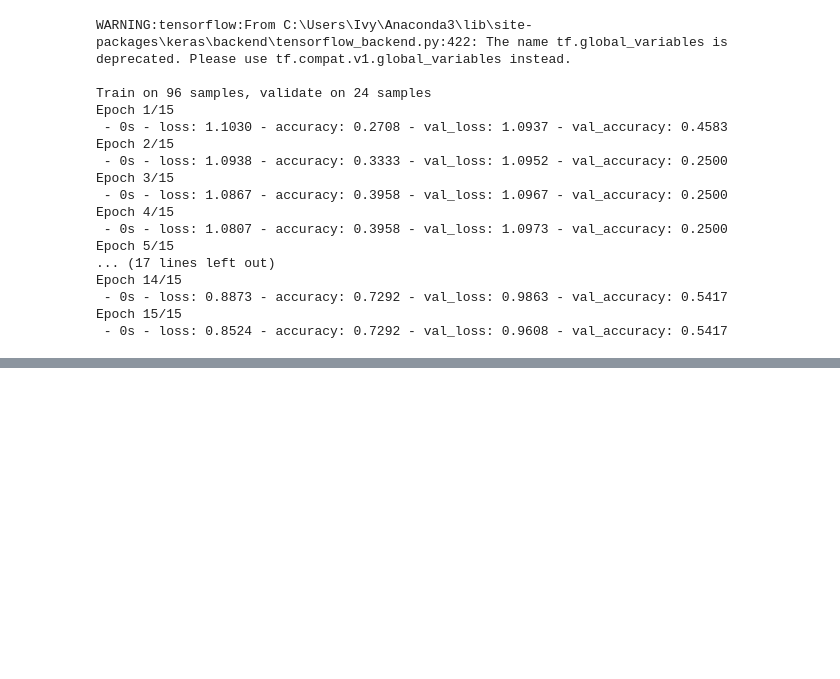
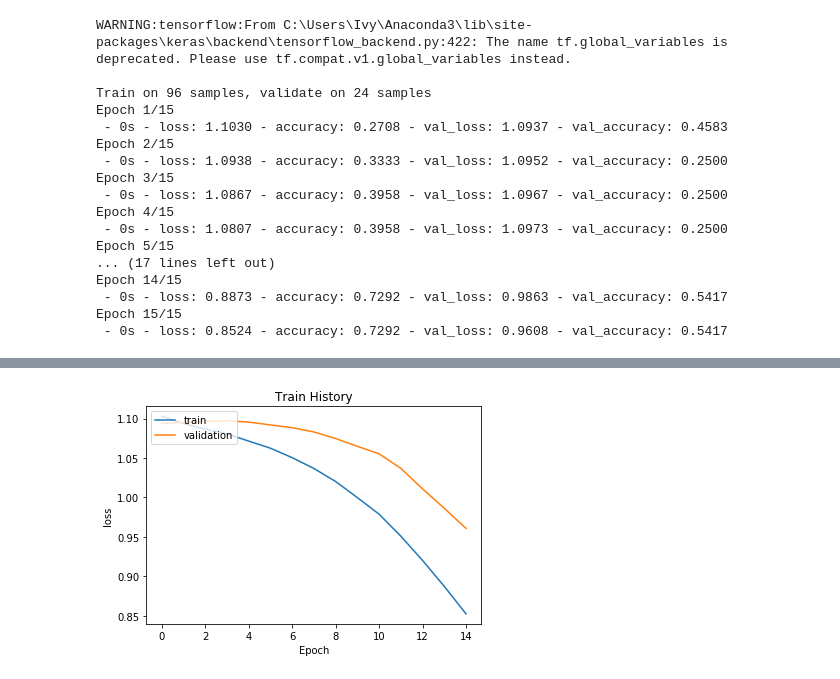
Before and after one commit to 3A632097/DL_HW05, a Jupyter notebook: DL_HW05.ipynb, the cells around one changed output, grey strips where cells are left out. Cells and saved outputs as stored; diff of their text form; code cells hidden in the pictures; blank space fills up the shorter version.

```diff
--- a/DL_HW05.ipynb
+++ b/DL_HW05.ipynb
@@ -203,0 +220,4 @@ Epoch 15/15
+# %%
+show_train_history(train_history,'loss','val_loss')
+# %% [output]
+[figure, added]
```
Also changed, not shown: parts of 3 cells of this notebook.
